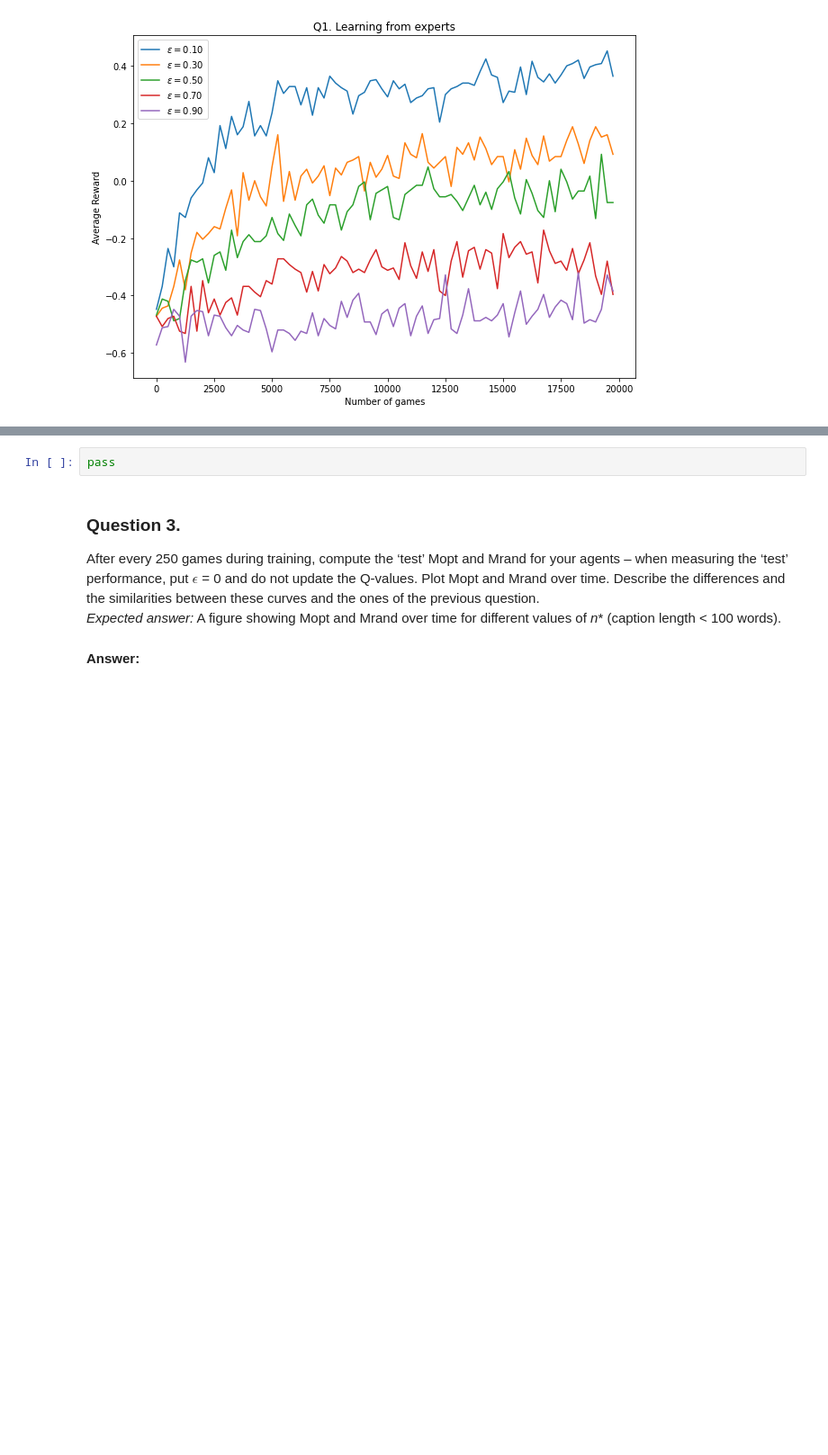
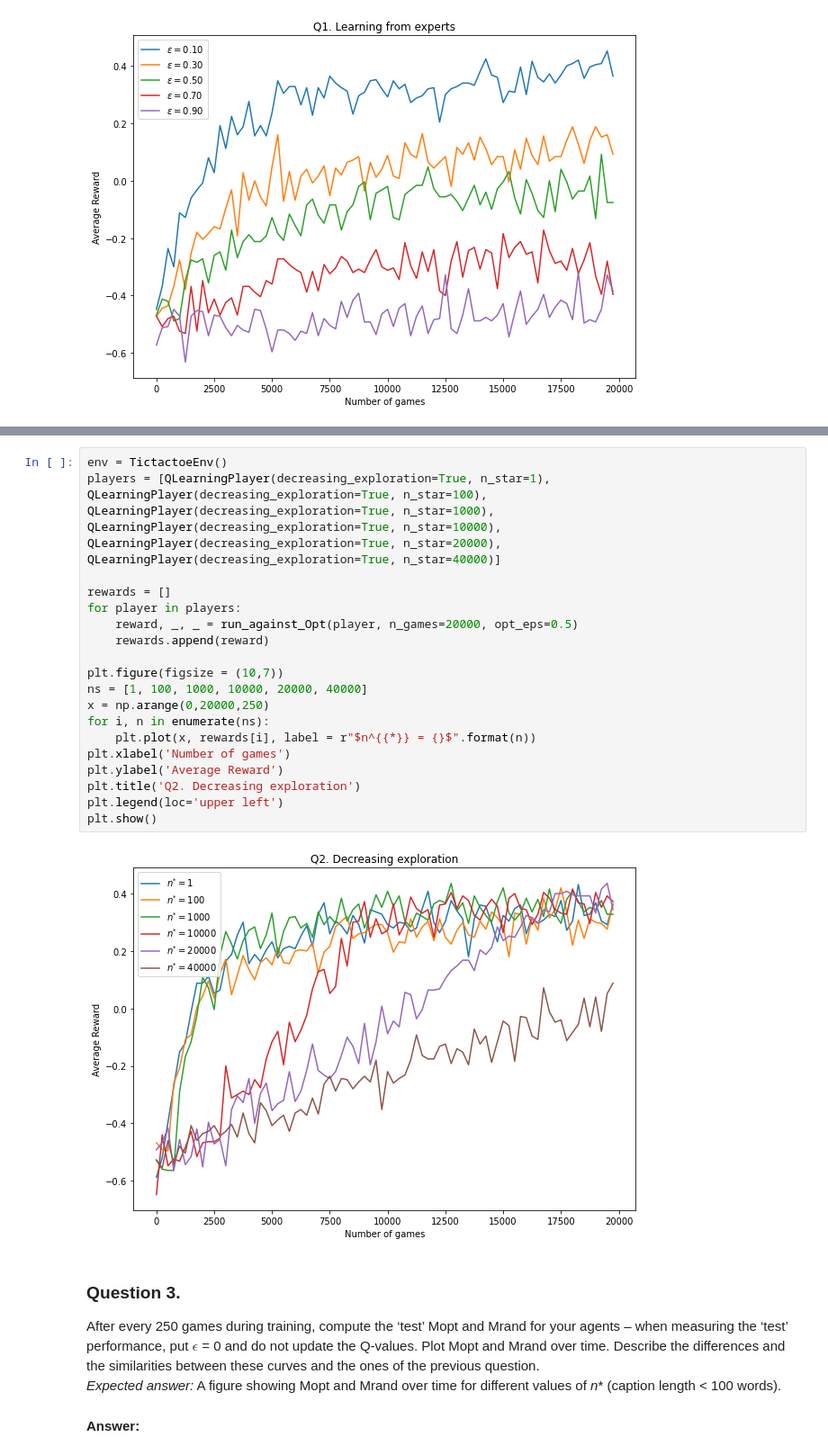
Before and after one commit to jgoumaz/EPFL_ANN_TicTacToe, a Jupyter notebook: questions.ipynb, the cells around one changed output, grey strips where cells are left out. Shown: that part at 90% size. Saved outputs shown, nothing was run; the diff lists cells and outputs as text; blank space fills up the shorter version.

```diff
--- a/questions.ipynb
+++ b/questions.ipynb
@@ -238,8 +238,27 @@ compared to having a fixed $\epsilon$? What is the effect of *n** ? \
 *Expected answer:* A figure showing average reward over time for different values of *n** (caption length < 200 words).
 
 #### Answer:
-# %%
-pass
+# %%
+env = TictactoeEnv()
+players = [QLearningPlayer(decreasing_exploration=True, n_star=1), QLearningPlayer(decreasing_exploration=True, n_star=100), QLearningPlayer(decreasing_exploration=True, n_star=1000), QLearningPlayer(decreasing_exploration=True, n_star=10000), QLearningPlayer(decreasing_exploration=True, n_star=20000), QLearningPlayer(decreasing_exploration=True, n_star=40000)]
+
+rewards = []
+for player in players:
+    reward, _, _ = run_against_Opt(player, n_games=20000, opt_eps=0.5)
+    rewards.append(reward)
+
+plt.figure(figsize = (10,7))
+ns = [1, 100, 1000, 10000, 20000, 40000]
+x = np.arange(0,20000,250)
+for i, n in enumerate(ns):
+    plt.plot(x, rewards[i], label = r"$n^{{*}} = {}$".format(n))
+plt.xlabel('Number of games')
+plt.ylabel('Average Reward')
+plt.title('Q2. Decreasing exploration')
+plt.legend(loc='upper left')
+plt.show()
+# %% [output]
+[figure, added]
 # %% [markdown]
 ### Question 3.
 After every 250 games during training, compute the ‘test’ Mopt and Mrand for your agents – when measuring the ‘test’ performance, put $\epsilon$ = 0 and do not update the Q-values. Plot Mopt and Mrand over time. Describe the differences and the similarities between these curves and the ones of the previous question. \
```
Also changed, not shown: parts of 1 cell of this notebook.
